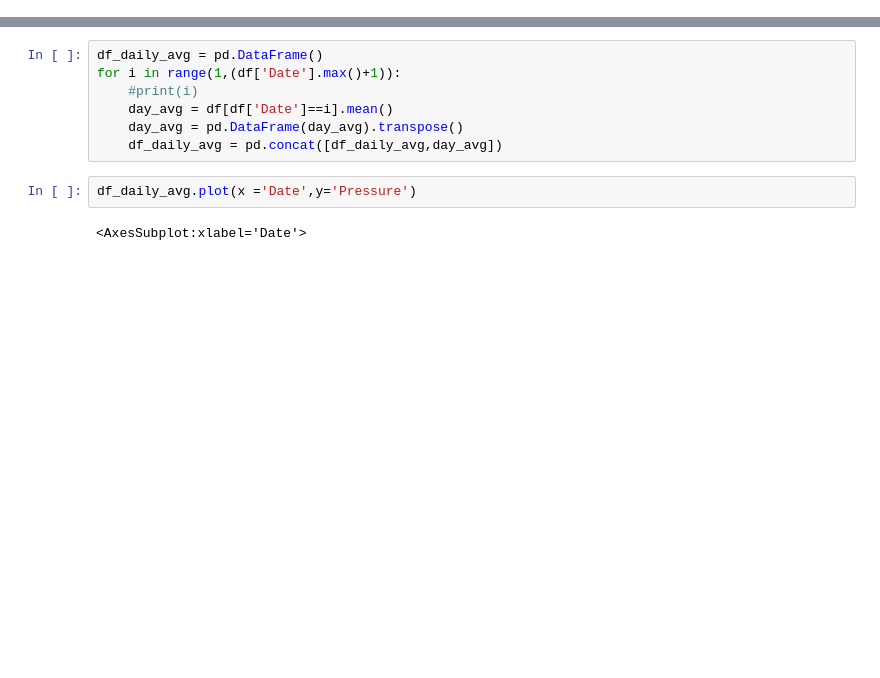
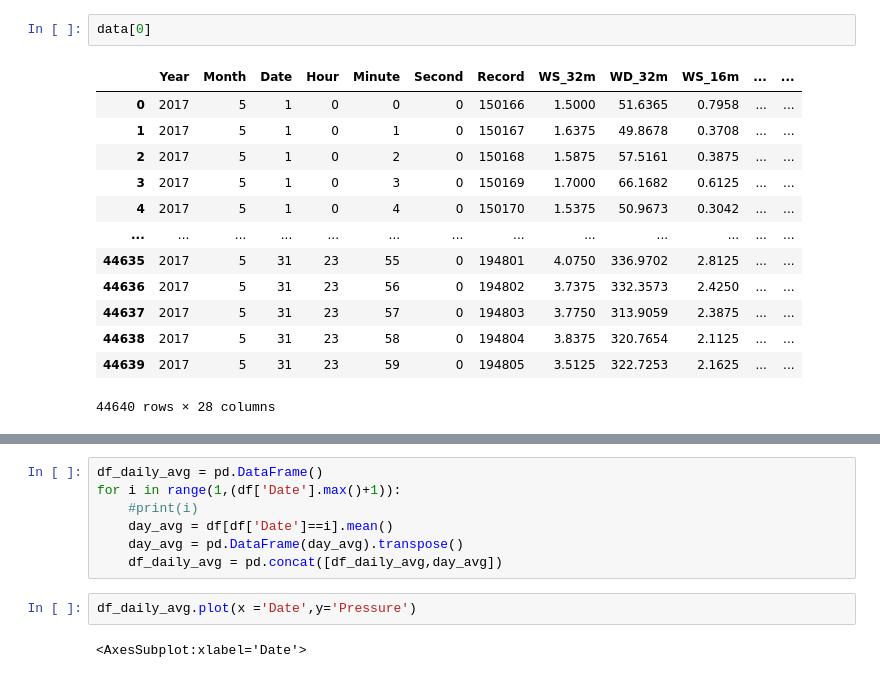
Before and after one commit to sarathprabhav/weather_station_data_visualisation, a Jupyter notebook: AWS_data_visual.ipynb, the cells around one changed output, grey strips where cells are left out. Drawn from its saved outputs; the diff is of its cells as text; blank space fills up the shorter version.

```diff
--- a/AWS_data_visual.ipynb
+++ b/AWS_data_visual.ipynb
@@ -24,0 +140,16 @@ def get_names(prefix,loc):
+# %%
+data[0]
+# %% [output]
+|  | Year | Month | Date | Hour | Minute | Second | Record | WS_32m | WD_32m | WS_16m | ... | ... |
+| 0 | 2017 | 5 | 1 | 0 | 0 | 0 | 150166 | 1.5000 | 51.6365 | 0.7958 | ... | ... |
+| 1 | 2017 | 5 | 1 | 0 | 1 | 0 | 150167 | 1.6375 | 49.8678 | 0.3708 | ... | ... |
+| 2 | 2017 | 5 | 1 | 0 | 2 | 0 | 150168 | 1.5875 | 57.5161 | 0.3875 | ... | ... |
+| 3 | 2017 | 5 | 1 | 0 | 3 | 0 | 150169 | 1.7000 | 66.1682 | 0.6125 | ... | ... |
+| 4 | 2017 | 5 | 1 | 0 | 4 | 0 | 150170 | 1.5375 | 50.9673 | 0.3042 | ... | ... |
+| ... | ... | ... | ... | ... | ... | ... | ... | ... | ... | ... | ... | ... |
+| 44635 | 2017 | 5 | 31 | 23 | 55 | 0 | 194801 | 4.0750 | 336.9702 | 2.8125 | ... | ... |
+| 44636 | 2017 | 5 | 31 | 23 | 56 | 0 | 194802 | 3.7375 | 332.3573 | 2.4250 | ... | ... |
+| 44637 | 2017 | 5 | 31 | 23 | 57 | 0 | 194803 | 3.7750 | 313.9059 | 2.3875 | ... | ... |
+| 44638 | 2017 | 5 | 31 | 23 | 58 | 0 | 194804 | 3.8375 | 320.7654 | 2.1125 | ... | ... |
+| 44639 | 2017 | 5 | 31 | 23 | 59 | 0 | 194805 | 3.5125 | 322.7253 | 2.1625 | ... | ... |
+44640 rows × 28 columns
```
Also changed, not shown: parts of 31 cells of this notebook.
